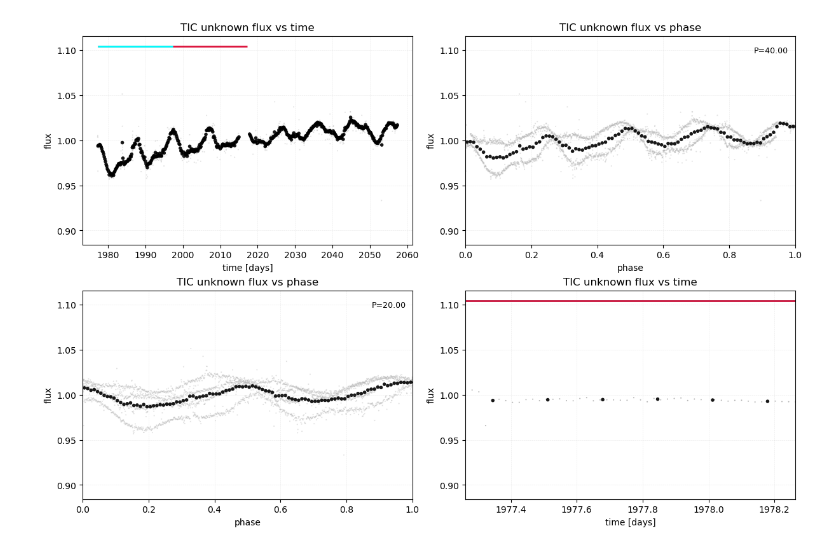
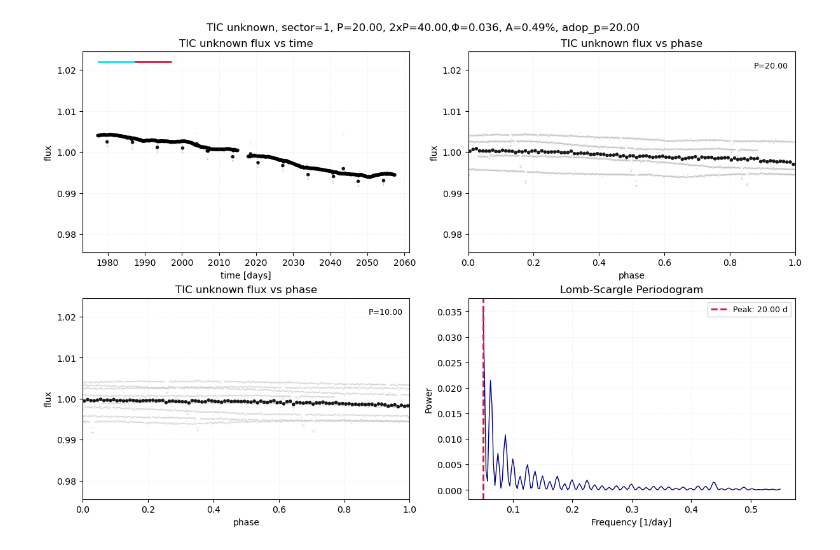
Before and after one commit to iansterrett/Astro502_sp26, a Jupyter notebook: lightcurve_vet.ipynb, the cells around one changed output. Cells and saved outputs as stored; diff of their text form; code cells hidden in the pictures.

```diff
--- a/lightcurve_vet.ipynb
+++ b/lightcurve_vet.ipynb
@@ -55,7 +54,7 @@ import matplotlib.pyplot as plt
 import lightkurve as lk
 from pdmpy import pdm
 
-file = '/Users/iansterrett/Astro502_Sp26/hlsp_k2sff_k2_lightcurve_201205469-c01_kepler_v1_llc.fits'
+file = '/Users/iansterrett/Downloads/hlsp_k2sff_k2_lightcurve_201546283-c01_kepler_v1_llc.fits'
 
 lc = lk.read(file)
 ticid = lc.meta.get("TICID", "unknown")
@@ -70,7 +69,7 @@ fig, axes = plt.subplots(2, 2, figsize=(12, 8), constrained_layout=True)
 ax_time = axes[0, 0]
 ax_phase = axes[0, 1]
 ax_two_phase = axes[1, 0]
-ax_zoom = axes[1, 1]
+ax_periodogram = axes[1, 1]
 
 
 def _get_flux_ylim(best_amp_val, flux_vals):
@@ -105,19 +104,23 @@ ax_time.grid(True, which="both", ls=":", lw=0.4, alpha=0.5)
 ylims_time = _get_flux_ylim(amp, flux)
 ax_time.set_ylim(ylims_time)
 
-freq, theta = pdm(time, flux, f_min=(1/40), f_max=10, delf=1e-3)
-print(f'Period is {1 / freq[np.argmin(theta)]:.3f}')
-fig, (ax1, ax2) = plt.subplots(2, 1, constrained_layout=True)
-ax1.plot(time, flux, 'k.')
-ax1.set_xlabel('Time')
-ax1.set_ylabel('Mag')
-ax2.plot(freq, theta, 'k')
-ax2.set_xlabel('Frequency')
-ax2.set_ylabel('Theta')
-star_period = 1 / freq[np.argmin(theta)]
-period = star_period
+
+frequency, power = LombScargle(time, flux).autopower(minimum_frequency = 1/20, maximum_frequency = 0.55)  # just chose frequency range manually
+
+# extracting the period
+sector = 1
+
+max_power_index = np.argmax(power)
+
+max_frequency = frequency[max_power_index]
+
+period = 1 / max_frequency
+
+print("period in days = ", period)
+
+star_period = period
 ylims_phase = _get_flux_ylim(amp, flux)
-star_power = 1 - np.min(theta)
+star_power = np.max(power)
 adopted_period = star_period
 
 if np.isfinite(period) and period > 0:
@@ -228,36 +231,45 @@ ax_two_phase.set_ylabel("flux")
 ax_two_phase.set_title(f"TIC {ticid} flux vs phase")
 ax_two_phase.grid(True, which="both", ls=":", lw=0.4, alpha=0.5)
 
+
     ####
 
-ax_zoom.scatter(time, flux, s=2, color="0.7", alpha=1, edgecolor="none")
-bin_width_days = 4.0 / 24.0
-binned_time, binned_flux = _bin_series_fixed_width(time, flux, bin_width_days)
-if binned_time.size:
-    ax_zoom.scatter(
-        binned_time,
-        binned_flux,
-        s=16,
-        color="k",
-        alpha=0.9,
-        edgecolor="none",
-        linewidths=0,
-    )
-ax_zoom.set_xlabel("time [days]")
-ax_zoom.set_ylabel("flux")
-ax_zoom.set_title(f"TIC {ticid} flux vs time")
-ax_zoom.grid(True, which="both", ls=":", lw=0.4, alpha=0.5)
-ylims_time = _get_flux_ylim(amp, flux)
-ax_zoom.set_ylim(ylims_time)
-ax_zoom.set_xlim(time[0], time[0] + 1)
+# ax_zoom.scatter(time, flux, s=2, color="0.7", alpha=1, edgecolor="none")
+# bin_width_days = 4.0 / 24.0
+# binned_time, binned_flux = _bin_series_fixed_width(time, flux, bin_width_days)
+# if binned_time.size:
+#     ax_zoom.scatter(
+#         binned_time,
+#         binned_flux,
+#         s=16,
+#         color="k",
+#         alpha=0.9,
+#         edgecolor="none",
+#         linewidths=0,
+#     )
+# ax_zoom.set_xlabel("time [days]")
+# ax_zoom.set_ylabel("flux")
+# ax_zoom.set_title(f"TIC {ticid} flux vs time")
+# ax_zoom.grid(True, which="both", ls=":", lw=0.4, alpha=0.5)
+# ylims_time = _get_flux_ylim(amp, flux)
+# ax_zoom.set_ylim(ylims_time)
+# ax_zoom.set_xlim(time[0], time[0] + 1)
 
-x_end = np.nanmax(time[0] + 1)
-x_start = x_end - 2*star_period
-ax_zoom.hlines(y_line, x_start, x_end, colors="cyan", linewidth=2)
+# x_end = np.nanmax(time[0] + 1)
+# x_start = x_end - 2*star_period
+# ax_zoom.hlines(y_line, x_start, x_end, colors="cyan", linewidth=2)
 
-x_start = np.nanmax(time[0])
-x_end = x_start + star_period
-ax_zoom.hlines(y_line, x_start, x_end, colors="crimson", linewidth=2)
+# x_start = np.nanmax(time[0])
+# x_end = x_start + star_period
+# ax_zoom.hlines(y_line, x_start, x_end, colors="crimson", linewidth=2)
+
+ax_periodogram.plot(frequency, power, color='navy', linewidth=1)
+ax_periodogram.axvline(max_frequency, color='crimson', linestyle='--', linewidth=2, label=f'Peak: {adopted_period:.2f} d')
+ax_periodogram.set_xlabel("Frequency [1/day]")
+ax_periodogram.set_ylabel("Power")
+ax_periodogram.set_title("Lomb-Scargle Periodogram")
+ax_periodogram.grid(True, which="both", ls=":", lw=0.4, alpha=0.5)
+ax_periodogram.legend(loc='best', fontsize=9)
 
 
 fig.suptitle(
@@ -274 +286 @@ NameError: name 'sector' is not defined
-[figure, old version]
+[figure, new version]
```
Also changed, not shown: parts of 2 cells of this notebook.
